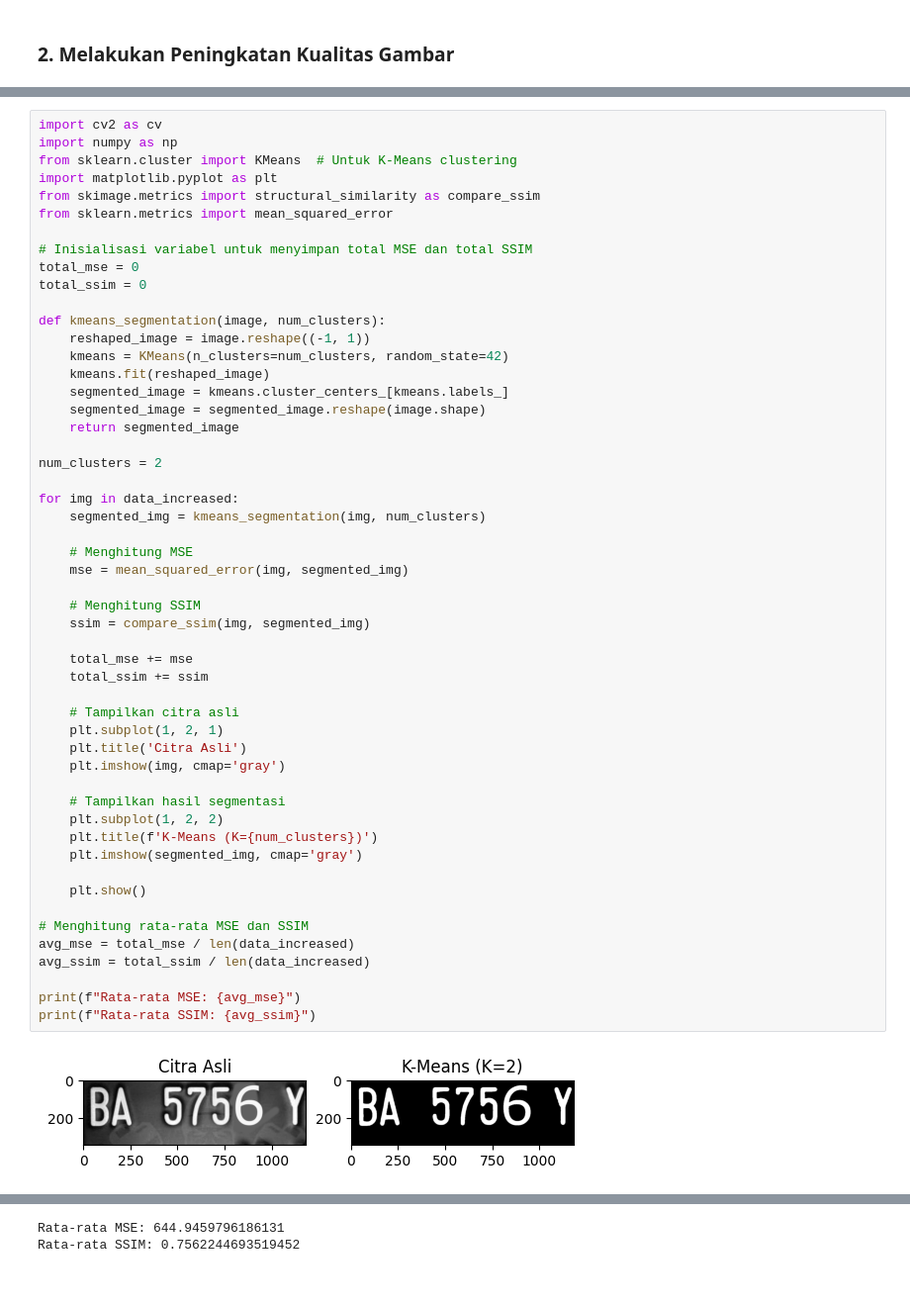
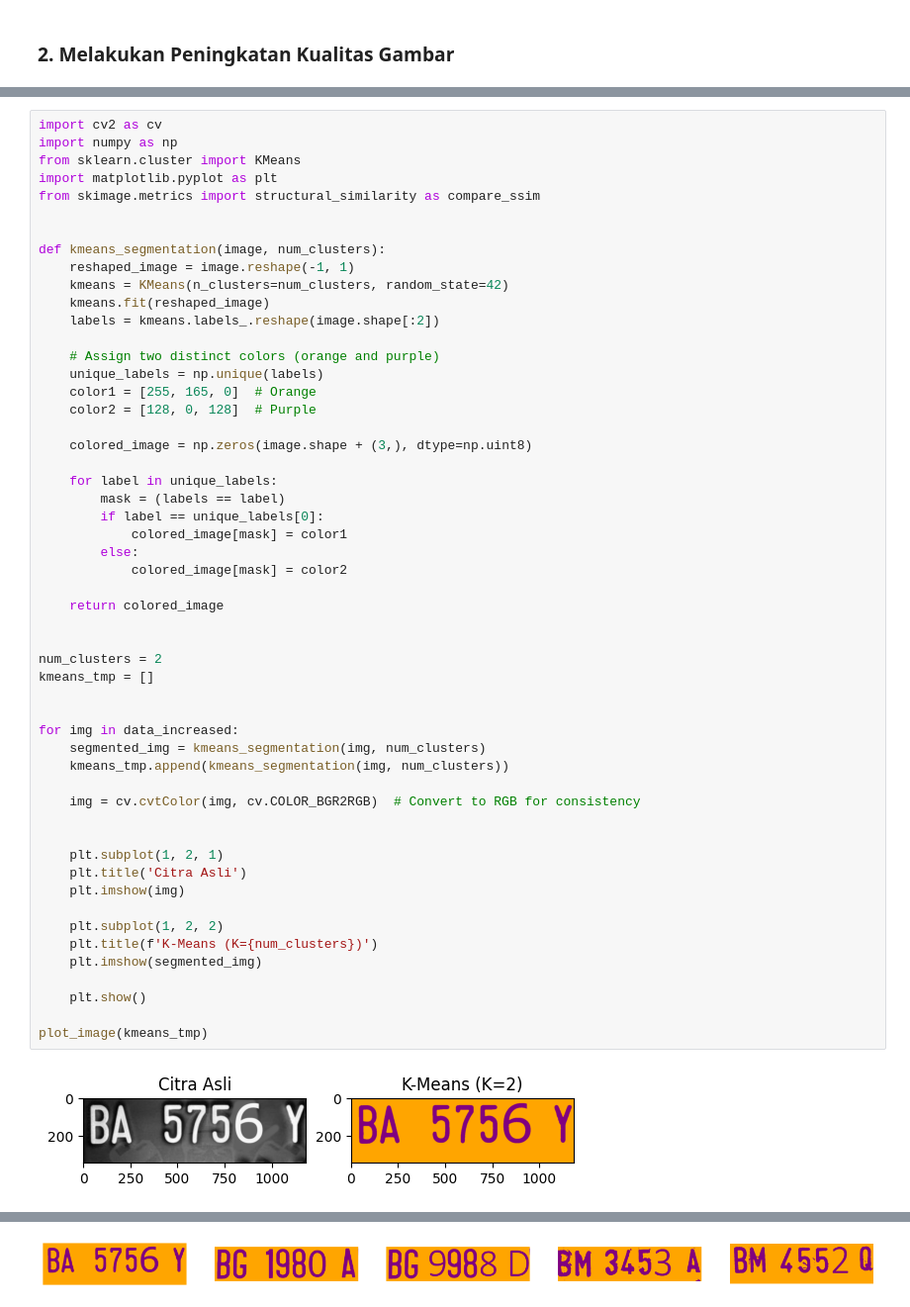
Before and after one commit to izamulfikri/machine-learning, a Jupyter notebook: midterm2.ipynb, the cells around one changed output, grey strips where cells are left out. Shown at 99% size. Drawn from its saved outputs; the diff is of its cells as text.

```diff
--- a/midterm2.ipynb
+++ b/midterm2.ipynb
@@ -89,54 +89,55 @@ plot_image(data_increased)
 # %%
 import cv2 as cv
 import numpy as np
-from sklearn.cluster import KMeans  # Untuk K-Means clustering
+from sklearn.cluster import KMeans
 import matplotlib.pyplot as plt
 from skimage.metrics import structural_similarity as compare_ssim
-from sklearn.metrics import mean_squared_error
 
-# Inisialisasi variabel untuk menyimpan total MSE dan total SSIM
-total_mse = 0
-total_ssim = 0
 
 def kmeans_segmentation(image, num_clusters):
-    reshaped_image = image.reshape((-1, 1))
+    reshaped_image = image.reshape(-1, 1)
     kmeans = KMeans(n_clusters=num_clusters, random_state=42)
     kmeans.fit(reshaped_image)
-    segmented_image = kmeans.cluster_centers_[kmeans.labels_]
-    segmented_image = segmented_image.reshape(image.shape)
-    return segmented_image
+    labels = kmeans.labels_.reshape(image.shape[:2])
+
+    # Assign two distinct colors (orange and purple)
+    unique_labels = np.unique(labels)
+    color1 = [255, 165, 0]  # Orange
+    color2 = [128, 0, 128]  # Purple
+
+    colored_image = np.zeros(image.shape + (3,), dtype=np.uint8)
+
+    for label in unique_labels:
+        mask = (labels == label)
+        if label == unique_labels[0]:
+            colored_image[mask] = color1
+        else:
+            colored_image[mask] = color2
+
+    return colored_image
+
 
 num_clusters = 2
+kmeans_tmp = []
+
 
 for img in data_increased:
     segmented_img = kmeans_segmentation(img, num_clusters)
+    kmeans_tmp.append(kmeans_segmentation(img, num_clusters))
 
-    # Menghitung MSE
-    mse = mean_squared_error(img, segmented_img)
+    img = cv.cvtColor(img, cv.COLOR_BGR2RGB)  # Convert to RGB for consistency
 
-    # Menghitung SSIM
-    ssim = compare_ssim(img, segmented_img)
 
-    total_mse += mse
-    total_ssim += ssim
-
-    # Tampilkan citra asli
     plt.subplot(1, 2, 1)
     plt.title('Citra Asli')
-    plt.imshow(img, cmap='gray')
+    plt.imshow(img)
 
-    # Tampilkan hasil segmentasi
     plt.subplot(1, 2, 2)
     plt.title(f'K-Means (K={num_clusters})')
-    plt.imshow(segmented_img, cmap='gray')
+    plt.imshow(segmented_img)
 
     plt.show()
 
-# Menghitung rata-rata MSE dan SSIM
-avg_mse = total_mse / len(data_increased)
-avg_ssim = total_ssim / len(data_increased)
-
-print(f"Rata-rata MSE: {avg_mse}")
-print(f"Rata-rata SSIM: {avg_ssim}")
+plot_image(kmeans_tmp)
 # %% [output]
-[figure, old version]
+[figure, new version]
@@ -147,5 +148,4 @@ print(f"Rata-rata SSIM: {avg_ssim}")
-Rata-rata MSE: 644.9459796186131
-Rata-rata SSIM: 0.7562244693519452
+[figure, added]
 # %%
 import cv2
 import numpy as np
```
Also changed, not shown: parts of 5 cells of this notebook.
